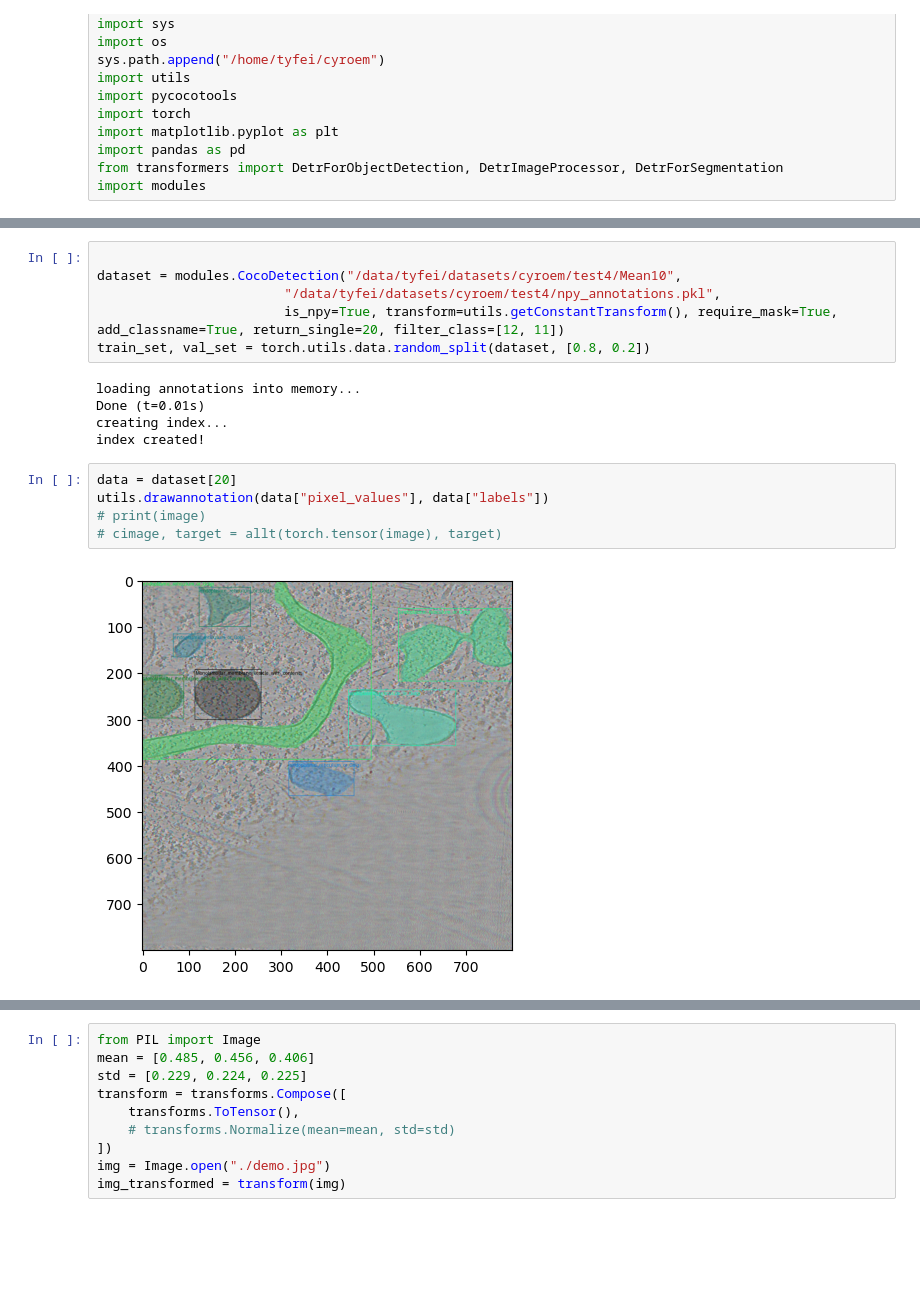
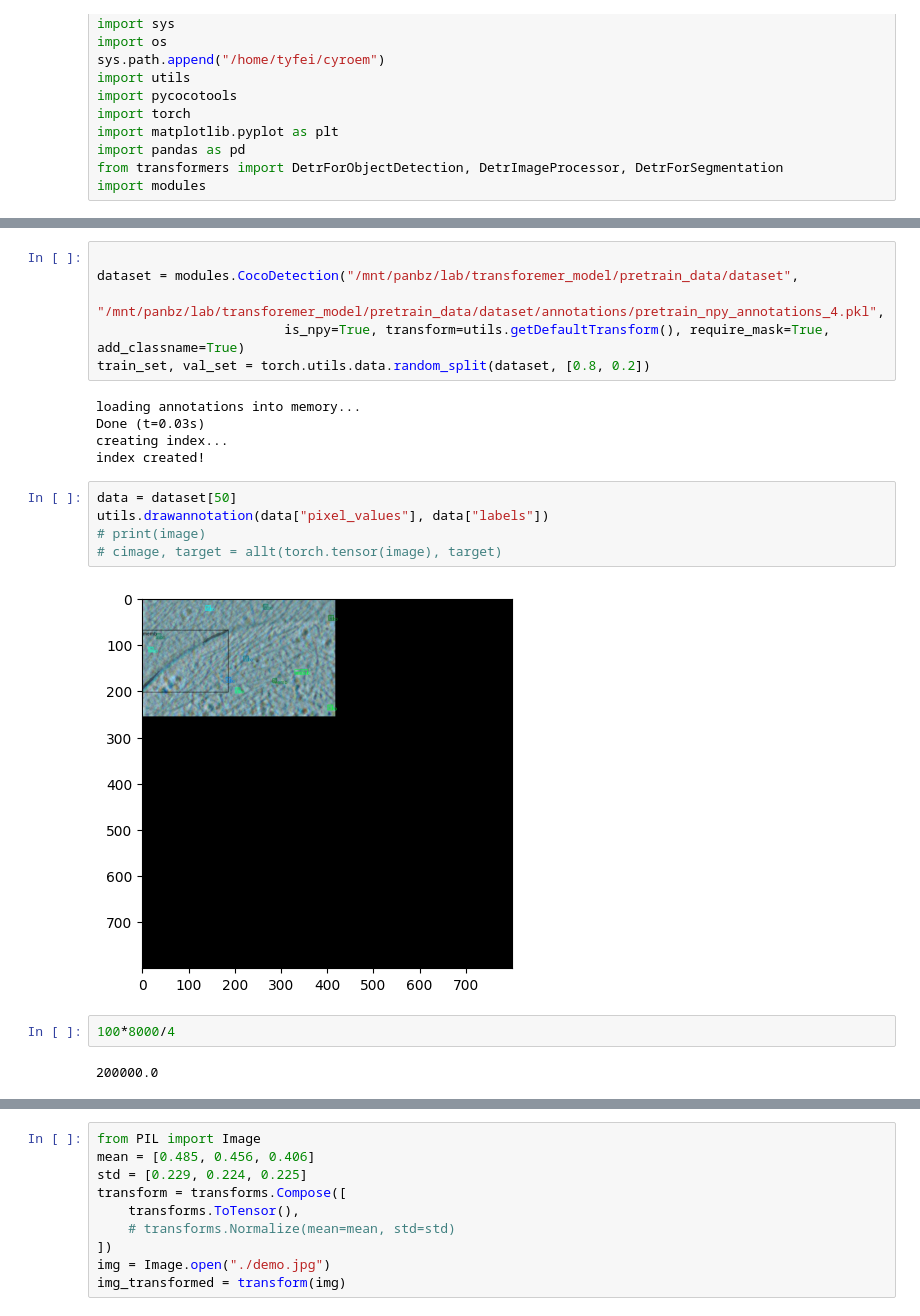
Before and after one commit to tyfei0216/cryoem, a Jupyter notebook: dococo.ipynb, the cells around one changed output, grey strips where cells are left out. Cells and saved outputs as stored; diff of their text form; blank space fills up the shorter version.

```diff
--- a/dococo.ipynb
+++ b/dococo.ipynb
@@ -19,18 +69,22 @@ import modules
 # %%
 
-dataset = modules.CocoDetection("/data/tyfei/datasets/cyroem/test4/Mean10",
-                        "/data/tyfei/datasets/cyroem/test4/npy_annotations.pkl",
-                        is_npy=True, transform=utils.getConstantTransform(), require_mask=True, add_classname=True, return_single=20, filter_class=[12, 11])
+dataset = modules.CocoDetection("/mnt/panbz/lab/transforemer_model/pretrain_data/dataset",
+                        "/mnt/panbz/lab/transforemer_model/pretrain_data/dataset/annotations/pretrain_npy_annotations_4.pkl",
+                        is_npy=True, transform=utils.getDefaultTransform(), require_mask=True, add_classname=True)
 train_set, val_set = torch.utils.data.random_split(dataset, [0.8, 0.2])
 # %% [output]
 loading annotations into memory...
-Done (t=0.01s)
+Done (t=0.03s)
 creating index...
 index created!
 # %%
-data = dataset[20]
+data = dataset[50]
 utils.drawannotation(data["pixel_values"], data["labels"])
 # print(image)
 # cimage, target = allt(torch.tensor(image), target)
 # %% [output]
-[figure, old version]
+[figure, new version]
+# %%
+100*8000/4
+# %% [output]
+200000.0
```
Also changed, not shown: parts of 4 cells of this notebook, 7 other files.
